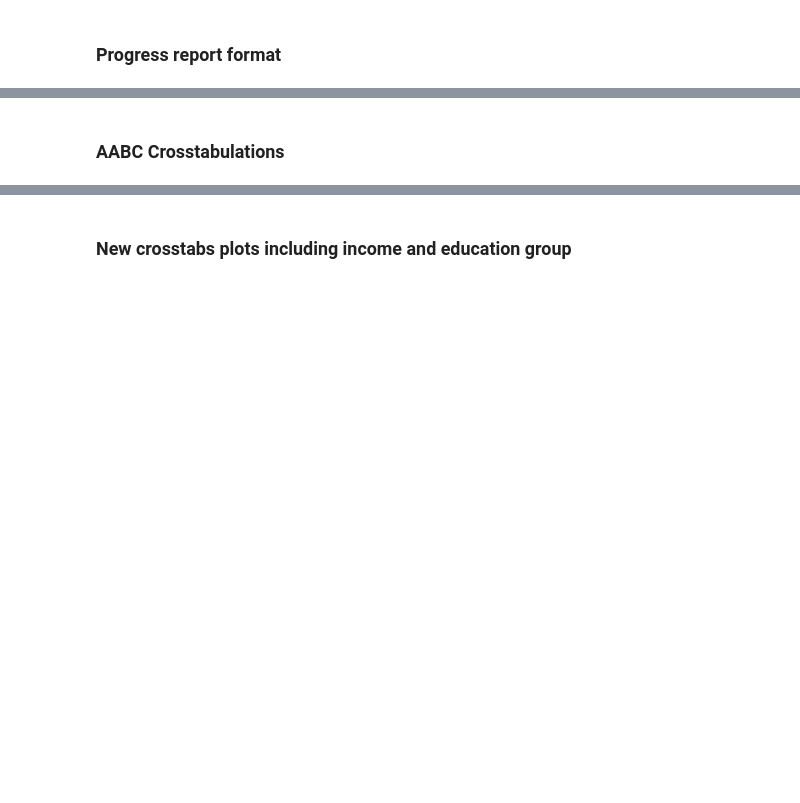
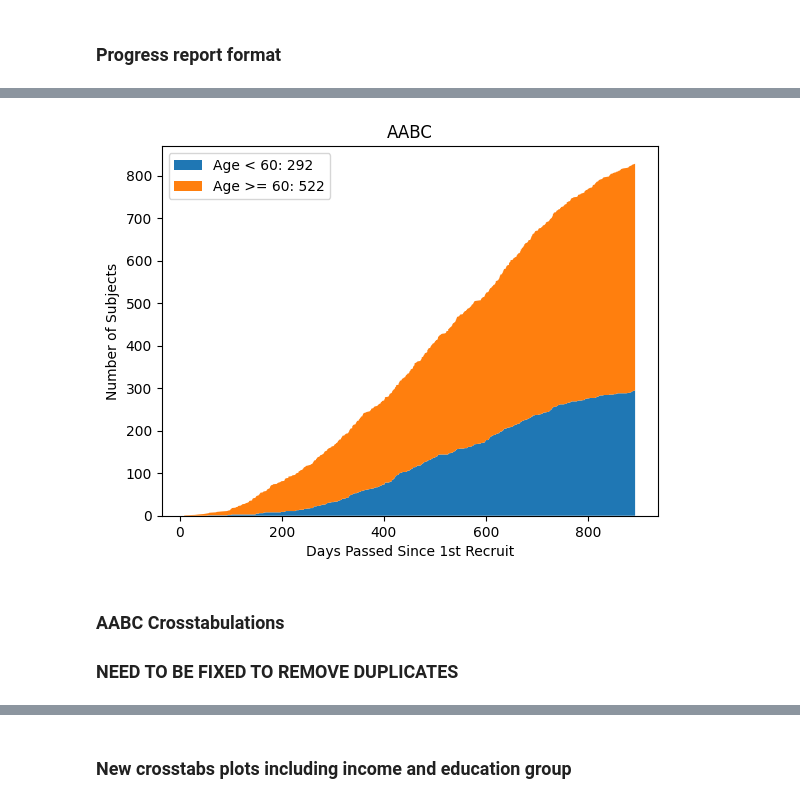
Before and after one commit to humanconnectome/AABC_Behavioral_QC, a Jupyter notebook: AABC_HCA_recruitmentstats.ipynb, the cells around one changed output, grey strips where cells are left out. Cells and saved outputs as stored; diff of their text form; code cells hidden in the pictures; blank space fills up the shorter version.

```diff
--- a/AABC_HCA_recruitmentstats.ipynb
+++ b/AABC_HCA_recruitmentstats.ipynb
@@ -176,10 +182,3 @@ if not tests.empty:
     qlist5 = tests[['subject_id', 'study_id', 'redcap_event_name', 'site','reason','code','v0_date','event_date','datatype']]
     for s5 in list(tests[study_id].unique()):
         print('HOUSEKEEPING : Please delete test subject:', s5)
-# %%
-#roll up the subject id in to other events
-
-print(aabcinvent.shape)
-aabcinvent=aabcinvent.drop(columns=['subject_id']).merge(aabcinvent.loc[~(aabcinvent.subject_id =='')][['study_id','subject_id']],on='study_id',how='left')
-print(aabcinvent.shape)
-print(len(aabcinvent.subject_id.unique()))
@@ -247,0 +238,15 @@ forplot=forplot.sort_values('dayspassed')
+# %%
+droplist=['HCA7787304','HCA7142156','HCA6863086','HCA6276071','HCA6229365','HCA9191078']
+accruedclean=accrued.loc[~(accrued.subject_id.isin(droplist))]
+print('drop any stragglers that failed screening or withdrew')
+print(accruedclean.shape)
+
+#select subjects visit before Oct 1
+#accruedclean = accruedclean[accruedclean['event_date'] < '2024-10-01']
+#print(accruedclean.shape)
+
+forplot=accruedclean.copy()
+
+#use age at visit (age_visit) instead of age at baseline (age).
+forplot=forplot.drop(columns=['age']).rename(columns={'age_visit':'age'})
+#print(list(forplot.columns))
@@ -341,0 +345,9 @@ S6=pd.get_dummies(forplot.IncomeGroup, prefix='income')
+# %%
+##ages
+bins60= [0,60,125]
+
+forplot['AgeGroup60'] = pd.cut(forplot['ages'], bins=bins60,right=False)# labels=labels,
+S60=pd.get_dummies(forplot.AgeGroup60, prefix='age60')
+
+forplot['age1sum60']=pd.to_numeric(S60['age60_[0, 60)'], errors='coerce').cumsum()
+forplot['age2sum60']=pd.to_numeric(S60['age60_[60, 125)'],errors='coerce').cumsum()
@@ -596,5 +882,21 @@ plt.ylabel('Number of Subjects');
+# %%
+#By Age Bin
+x=list(forplot.dayspassed) #range(1,6)
+y2=list(forplot.age1sum60)#[2,2,7,10,12]
+y3=list(forplot.age2sum60)
+
+
+# Basic stacked area chart.
+plt.stackplot(x,y2,y3, labels=['Age < 60: 292', 'Age >= 60: 522'])
+plt.legend(loc='upper left')
+plt.title("AABC")
+plt.xlabel('Days Passed Since 1st Recruit')
+plt.ylabel('Number of Subjects');
+# %% [output]
+[figure, added]
 # %% [markdown]
 ### AABC Crosstabulations
+### NEED TO BE FIXED TO REMOVE DUPLICATES
 # %%
 #Crosstabs x Site
 
```
Also changed, not shown: parts of 72 cells of this notebook.
